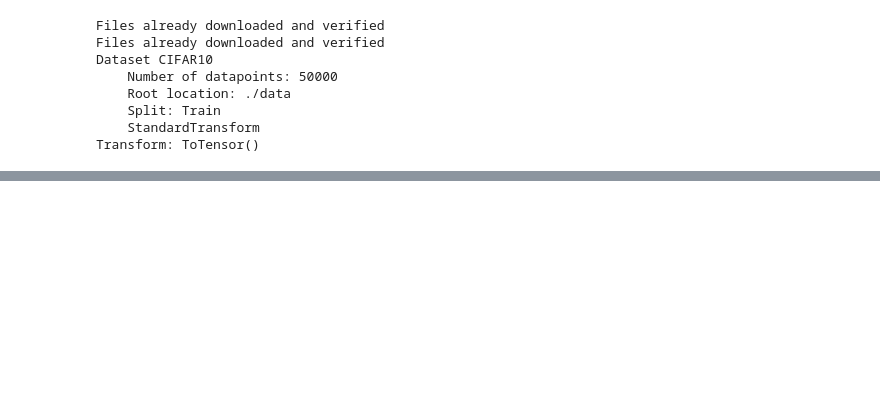
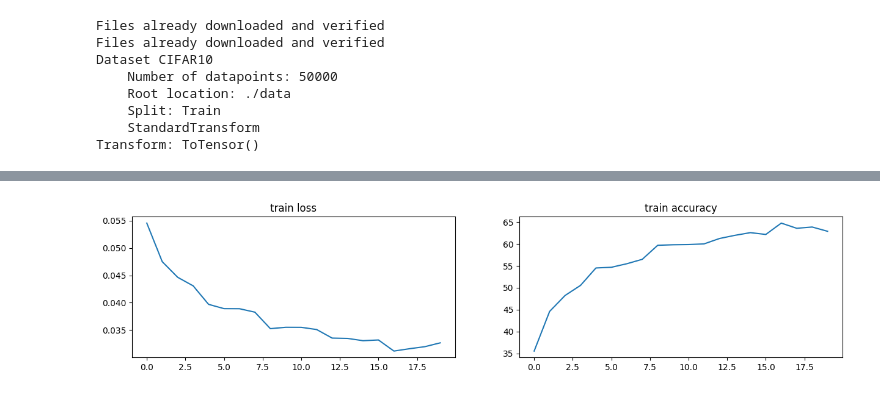
Before and after one commit to stephen-osullivan/pytorch-computer-vision, a Jupyter notebook: 00_cifar10_simplcnn.ipynb, the cells around one changed output, grey strips where cells are left out. Saved outputs shown, nothing was run; the diff lists cells and outputs as text; code cells hidden in the pictures; blank space fills up the shorter version.

```diff
--- a/00_cifar10_simplcnn.ipynb
+++ b/00_cifar10_simplcnn.ipynb
@@ -133,20 +147,41 @@ criterion = nn.CrossEntropyLoss() # performs softmax
 optimizer = torch.optim.Adam(model.parameters(), lr=learning_rate)
 # %%
 model.train()
+history = {'acc':[], 'loss' : []}
 for epoch in range(num_epochs):
-  loss_history = 0
+  # initialize metrics
+
+  running_loss, running_correct, running_n = 0, 0, 0
+  # train loop
   for i, (images, labels) in enumerate(trainloader):
+    # predict
     images, labels = images.to(device), labels.to(device)
     outputs = model(images)
 
+    # optimize
     optimizer.zero_grad() # wipe gradients
     loss = criterion(outputs, labels)
     loss.backward()
     optimizer.step()
 
-    loss_history += loss.item()
+    # metrics
+    running_loss += loss.item()
+    _, predictions = torch.max(outputs,1) # returns val, index
+    running_n += labels.shape[0]
+    running_correct += (predictions == labels).sum().item()
 
-    if((i+1) % 1250 == 0):
-      print(f'epoch({epoch}), step({i+1}) train_loss: {loss_history/1250:.2f}')
-      loss_history = 0
+    if running_n >= 10_000:
+      acc = (running_correct/running_n) * 100
+      average_loss = running_loss/running_n
+      print(f'epoch({epoch}), step({i+1}) : train loss: {average_loss:.2f}, train acc:{acc:.2f}')
+      history['acc'].append(acc)
+      history['loss'].append(average_loss)
+      running_loss, running_correct, running_n = 0, 0, 0
+
+fig, (ax1, ax2) = plt.subplots(1,2, figsize=(15,3))
+ax1.plot(history['loss'])
+ax1.set_title('train loss')
+ax2.plot(history['acc'])
+ax2.set_title('train accuracy')
+plt.show()
 # %% [output]
@@ -170,3 +208,4 @@ epoch(4), step(6250) train_loss: 1.20
+[figure, added]
 # %%
 #test
 model.eval()
```
Also changed, not shown: parts of 9 cells of this notebook, 7 other files.
